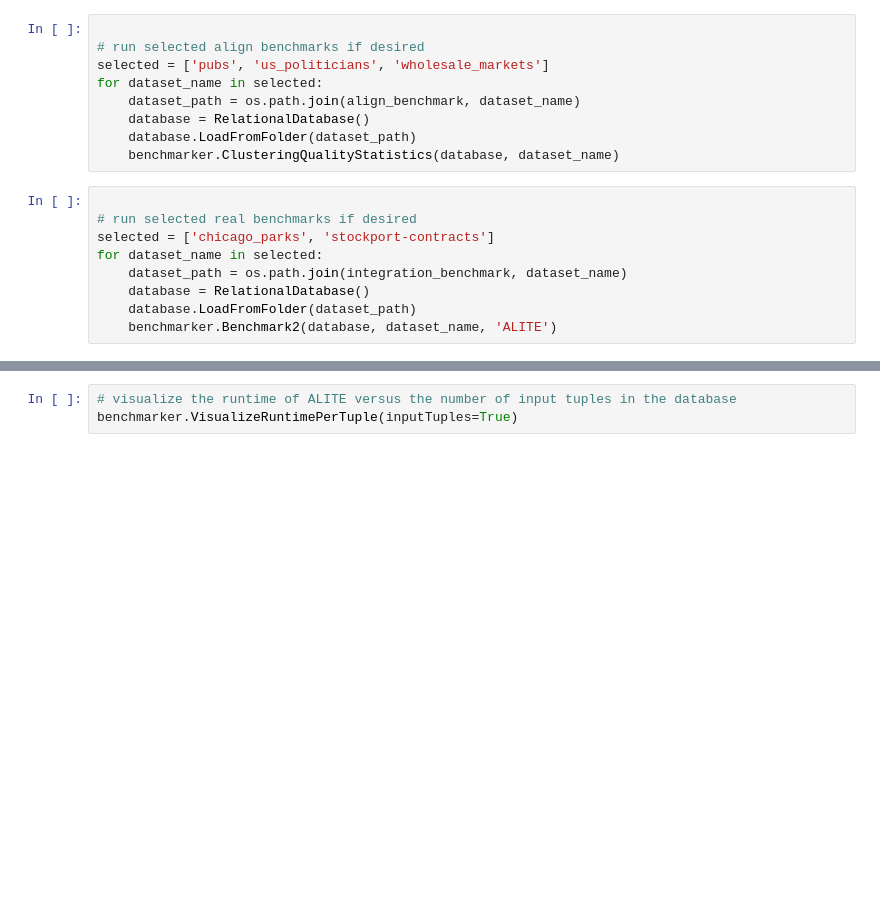
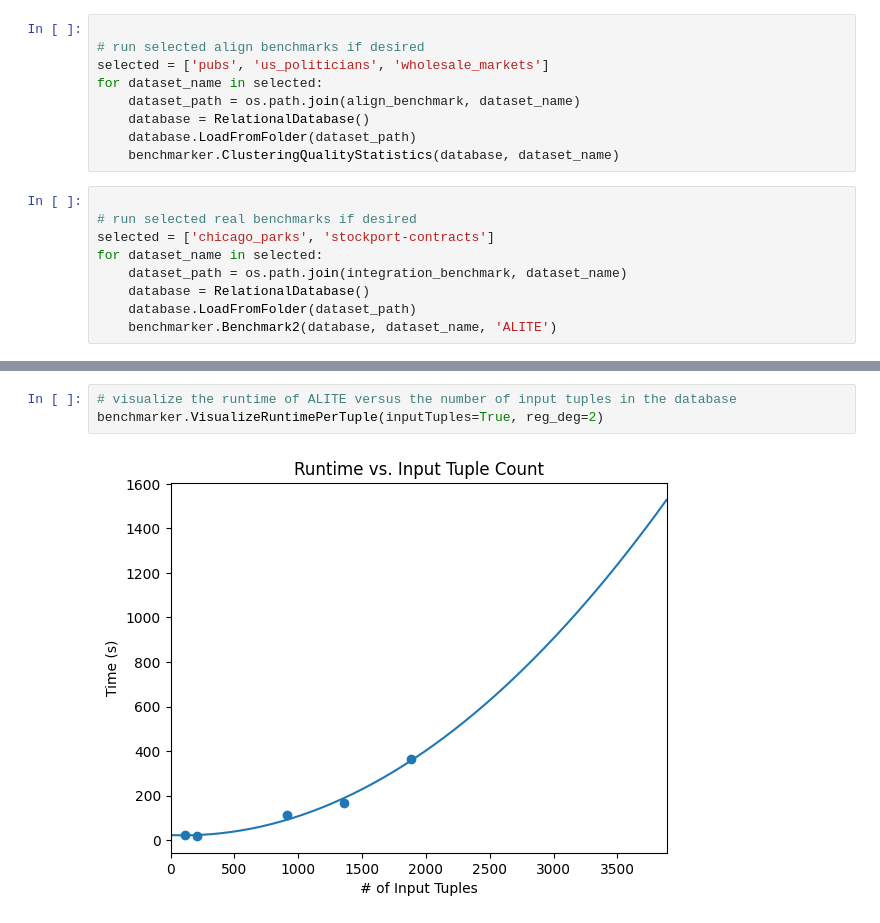
Before and after one commit to AustinPolk/alite-implementation, a Jupyter notebook: test_suite.ipynb, the cells around one changed output, grey strips where cells are left out. Saved outputs shown, nothing was run; the diff lists cells and outputs as text; blank space fills up the shorter version.

Commit message:
Run the benchmarks

```diff
--- a/test_suite.ipynb
+++ b/test_suite.ipynb
@@ -48,5 +142,7 @@ benchmarker.VisualizeDuration()
 # %%
 # visualize the runtime of ALITE versus the number of input tuples in the database
-benchmarker.VisualizeRuntimePerTuple(inputTuples=True)
+benchmarker.VisualizeRuntimePerTuple(inputTuples=True, reg_deg=2)
+# %% [output]
+[figure, added]
 # %%
 # visualize the silhouette scores calculated while finding the optimum number of column clusters
```
Also changed, not shown: parts of 8 cells of this notebook, 3 other files.
